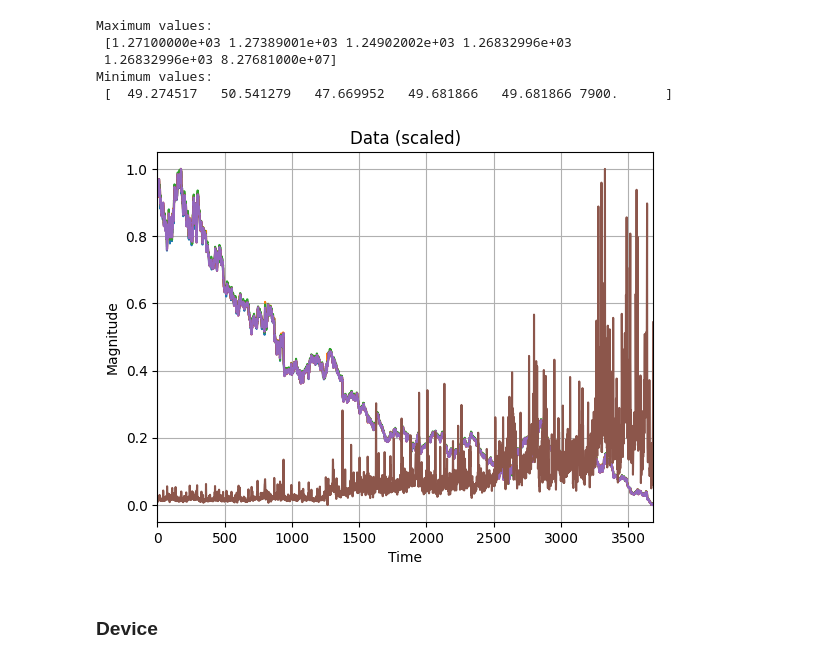
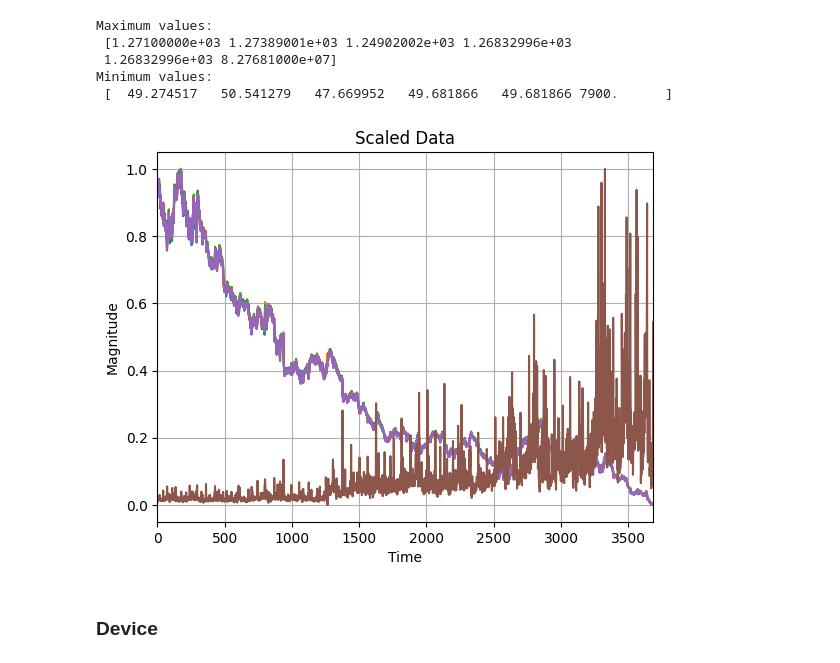
Before and after one commit to haufjan/TimeGAN-PyTorch, a Jupyter notebook: timegan.ipynb, the cells around one changed output. Saved outputs shown, nothing was run; the diff lists cells and outputs as text; code cells hidden in the pictures.

```diff
--- a/timegan.ipynb
+++ b/timegan.ipynb
@@ -33,7 +36,9 @@ import matplotlib.pyplot as plt
 ### **Functions**
 # %%
 def loading(*files: str) -> pd.DataFrame:
-    """Load data from csv file."""
+    """
+    Load data from csv file
+    """
     return_list = []
     for file in files:
         path = f'{file}' if file.endswith('csv') else f'{file}.csv'
@@ -42,8 +47,9 @@ def loading(*files: str) -> pd.DataFrame:
     return return_list if len(return_list) > 1 else return_list.pop()
 # %%
 def preprocessing(*inputs: tuple, horizon: int, shuffle_stack: bool = True, random_state: int = None) -> np.ndarray:
-    """Conduct preprocessing: scale data, slice data into sequences and shuffle data stack.
-    Consistent shuffling between multiple data stacks must be performed separetaly."""
+    """
+    Conduct preprocessing: scale data, slice data into sequences and shuffle data stack
+    """
     return_list = []
     for data, bool_scale in inputs:
         #Create Minimum-Maximum scaler
@@ -127,17 +134,17 @@ Maximum values:
 Minimum values:
  [  49.274517   50.541279   47.669952   49.681866   49.681866 7900.      ]
 # %%
-#Visualize the scaled training data
+#Visualize scaled training data
 fig, ax = plt.subplots()
 ax.plot((data - min_val)/(max_val - min_val))
 ax.set_xlim(0, len(data))
 ax.set_xlabel('Time')
 ax.set_ylabel('Magnitude')
-ax.set_title('Data (scaled)')
+ax.set_title('Scaled Data')
 ax.grid(True)
 fig.show()
 # %% [output]
-[figure, old version]
+[figure, new version]
 # %% [markdown]
 ### **Device**
 # %%
```
Also changed, not shown: parts of 29 cells of this notebook.
